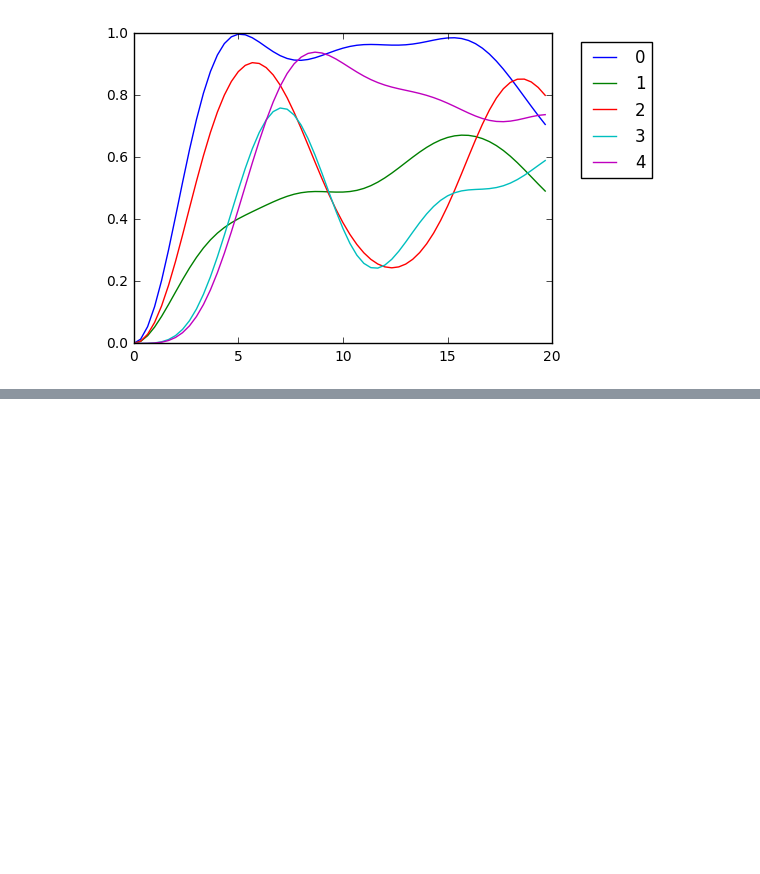
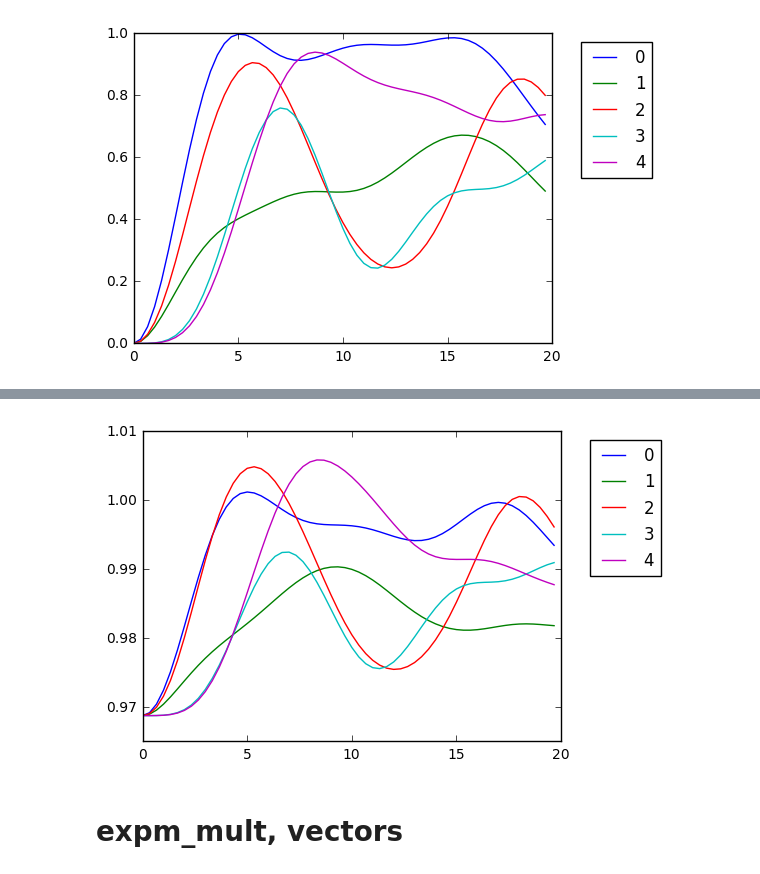
Before and after one commit to cnstahl/Asymmetric, a Jupyter notebook: python/Hamiltonian/Z OTOC.ipynb, the cells around one changed output, grey strips where cells are left out. Drawn from its saved outputs; the diff is of its cells as text; code cells hidden in the pictures; blank space fills up the shorter version.

```diff
--- a/python/Hamiltonian/Z OTOC.ipynb
+++ b/python/Hamiltonian/Z OTOC.ipynb
@@ -75,14 +99,12 @@ plt.show()
 # %%
-e = spla.expm_multiply
 end = 20; n = 3; tot = end*n
 OTOCs = np.zeros((L,tot))
 for T in range(tot):
     t = T/n
-    Ulist    = [expm(-1j*H*t) for H in Hlist]
-    Ulistinv = [expm( 1j*H*t) for H in Hlist]
-
-                Ui@Z0@U@Zi@Ui@Z0@U@Zi
+    Ulist    = [spla.expm(-1j*H*t) for H in Hlist]
+    Ulistinv = [spla.expm( 1j*H*t) for H in Hlist]
+    Z0tlist  = [Ui@Z0@U for (Ui, Z0, U) in zip(Ulistinv, Z0list, Ulist)]
 
     for i in range(L):
-        corr = [e(1j*H*t, Z0@e(-1j*H*t, Zi@e(1j*H*t, Z0@e()))) for (Z0, Zi) in zip(Z0list, Zlists[i])]
-        OTOCs[i, T] = 1-sum([c.trace().real for c in corr])/2**L
+        corr = [vec.conj().T@Z0t@Zi@Z0t@Zi@vec for (Z0t, Zi, vec) in zip(Z0tlist, Zlists[i], vecs)]
+        OTOCs[i, T] = 1-sum([c.real for c in corr])/2**L
@@ -90,0 +111,13 @@ IndentationError: unexpected indent (<ipython-input-9-42a3fbb19939>, line 9)
+# %%
+ax = plt.subplot(111)
+for i in range(L):
+    ax.plot(np.arange(tot)/n, OTOCs[i], label = str(i))
+box = ax.get_position()
+ax.set_position([box.x0, box.y0, box.width * 0.9, box.height])
+ax.legend(bbox_to_anchor=(1.05, 1), loc=2)
+# plt.ylim(0,1)
+plt.show()
+# %% [output]
+[figure, added]
+# %% [markdown]
+# expm_mult, vectors
```
Also changed, not shown: parts of 24 cells of this notebook.
